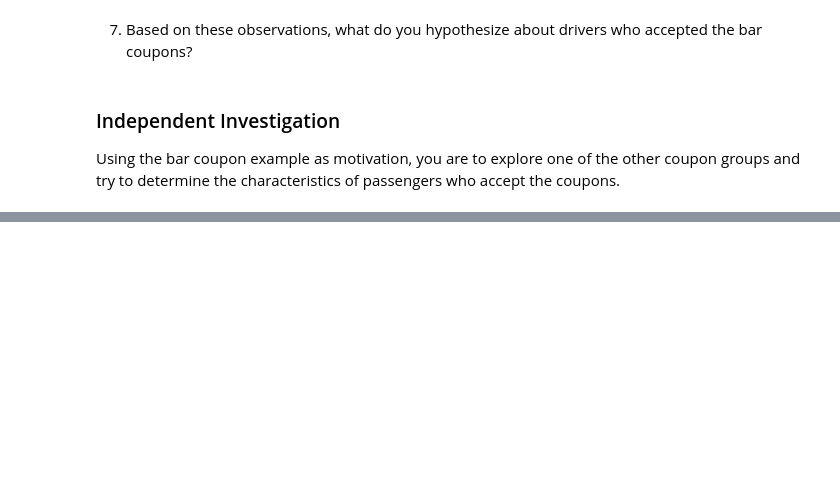
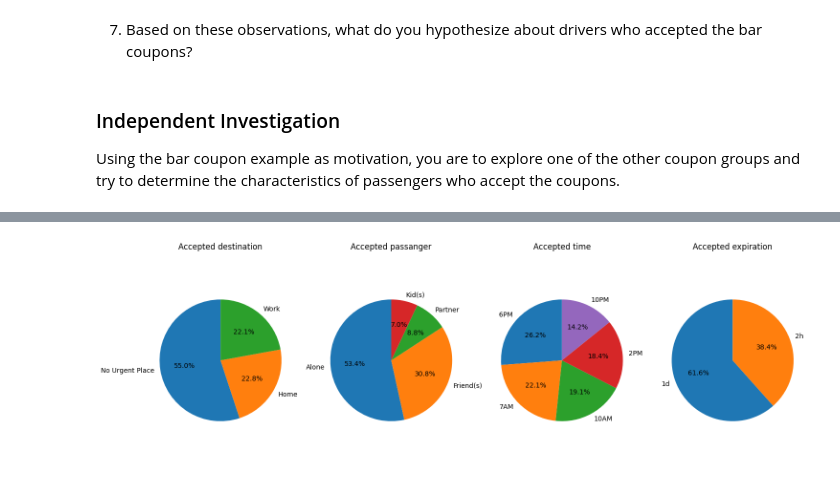
Before and after one commit to ArunKumarGanesan716/UC-B-Assignment-1, a Jupyter notebook: prompt.ipynb, the cells around one changed output, grey strips where cells are left out. Cells and saved outputs as stored; diff of their text form; code cells hidden in the pictures; blank space fills up the shorter version.

```diff
--- a/prompt.ipynb
+++ b/prompt.ipynb
@@ -425,3 +522,97 @@ Boolean Series key will be reindexed to match DataFrame index.
 ### Independent Investigation
 
 Using the bar coupon example as motivation, you are to explore one of the other coupon groups and try to determine the characteristics of passengers who accept the coupons.
+# %%
+non_habbit_data_columns = ['destination','passanger','time','expiration','weather', 'temperature', 'gender','coupon','has_children','education','maritalStatus','age','direction_same','direction_opp','Y']
+non_habbit_data =  cleaned_data[non_habbit_data_columns]
+non_habbit_data_accepted = non_habbit_data[non_habbit_data['Y'] == 1]
+non_habbit_data_rejected = non_habbit_data[non_habbit_data['Y'] == 0]
+
+print("Non Habbit Data Accepted count: ", non_habbit_data_accepted.shape)
+print("Non Habbit Data Rejected count: ", non_habbit_data_rejected.shape)
+
+List1 = ['destination','passanger','time','expiration']
+fig, axes = plt.subplots(1, len(List1), figsize=(15, 5))
+
+for i, col in enumerate(List1):
+    axes[i].pie(non_habbit_data_accepted[col].value_counts(), labels=non_habbit_data_accepted[col].value_counts().index, autopct='%1.1f%%', startangle=90)
+    axes[i].axis('equal')
+    axes[i].set_title("Accepted " + col)
+
+plt.tight_layout()
+plt.show()
+
+fig, axes = plt.subplots(1, len(List1), figsize=(15, 5))
+
+for i, col in enumerate(List1):
+    axes[i].pie(non_habbit_data_rejected[col].value_counts(), labels=non_habbit_data_rejected[col].value_counts().index, autopct='%1.1f%%', startangle=90, colors=sns.color_palette("pastel"))
+    axes[i].axis('equal')
+    axes[i].set_title("Rejected " + col)
+
+plt.tight_layout()
+plt.show()
+
+List2 = ['weather', 'temperature', 'gender','coupon']
+fig, axes = plt.subplots(1, len(List2), figsize=(15, 5))
+
+for i, col in enumerate(List2):
+    axes[i].pie(non_habbit_data_accepted[col].value_counts(), labels=non_habbit_data_accepted[col].value_counts().index, autopct='%1.1f%%', startangle=90)
+    axes[i].axis('equal')
+    axes[i].set_title("Accepted " + col)
+
+plt.tight_layout()
+plt.show()
+
+fig, axes = plt.subplots(1, len(List2), figsize=(15, 5))
+
+for i, col in enumerate(List2):
+    axes[i].pie(non_habbit_data_rejected[col].value_counts(), labels=non_habbit_data_rejected[col].value_counts().index, autopct='%1.1f%%', startangle=90, colors=sns.color_palette("pastel"))
+    axes[i].axis('equal')
+    axes[i].set_title("Rejected " + col)
+
+plt.tight_layout()
+plt.show()
+
+List3 = ['has_children','education']
+fig, axes = plt.subplots(1, len(List3), figsize=(18, 7))
+
+for i, col in enumerate(List3):
+    axes[i].pie(non_habbit_data_accepted[col].value_counts(), labels=non_habbit_data_accepted[col].value_counts().index, autopct='%1.1f%%', startangle=90)
+    axes[i].axis('equal')
+    axes[i].set_title("Accepted " + col)
+
+plt.tight_layout()
+plt.show()
+
+fig, axes = plt.subplots(1, len(List3), figsize=(18, 7))
+
+for i, col in enumerate(List3):
+    axes[i].pie(non_habbit_data_rejected[col].value_counts(), labels=non_habbit_data_rejected[col].value_counts().index, autopct='%1.1f%%', startangle=90, colors=sns.color_palette("pastel"))
+    axes[i].axis('equal')
+    axes[i].set_title("Rejected " + col)
+
+plt.tight_layout()
+plt.show()
+
+
+List4 = ['maritalStatus','age','direction_same','direction_opp']
+fig, axes = plt.subplots(1, len(List4), figsize=(15, 5))
+
+for i, col in enumerate(List4):
+    axes[i].pie(non_habbit_data_accepted[col].value_counts(), labels=non_habbit_data_accepted[col].value_counts().index, autopct='%1.1f%%', startangle=90)
+    axes[i].axis('equal')
+    axes[i].set_title("Accepted " + col)
+
+plt.tight_layout()
+plt.show()
+
+fig, axes = plt.subplots(1, len(List4), figsize=(15, 5))
+
+for i, col in enumerate(List4):
+    axes[i].pie(non_habbit_data_rejected[col].value_counts(), labels=non_habbit_data_rejected[col].value_counts().index, autopct='%1.1f%%', startangle=90, colors=sns.color_palette("pastel"))
+    axes[i].axis('equal')
+    axes[i].set_title("Rejected " + col)
+
+plt.tight_layout()
+plt.show()
+# %% [output]
@@ -427,0 +621 @@ Using the bar coupon example as motivation, you are to explore one of the other
+[figure, added]
```
Also changed, not shown: parts of 12 cells of this notebook.
